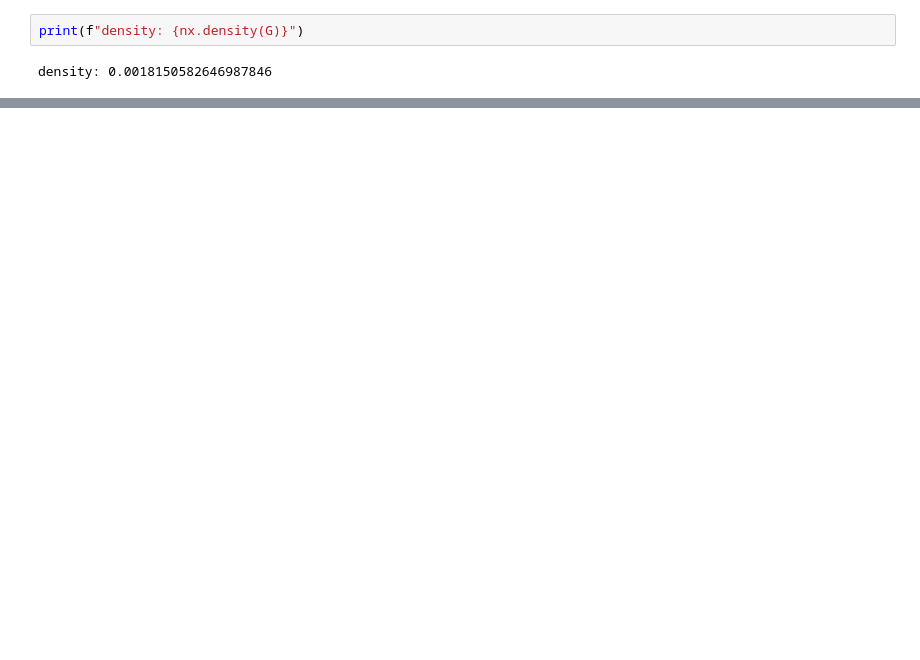
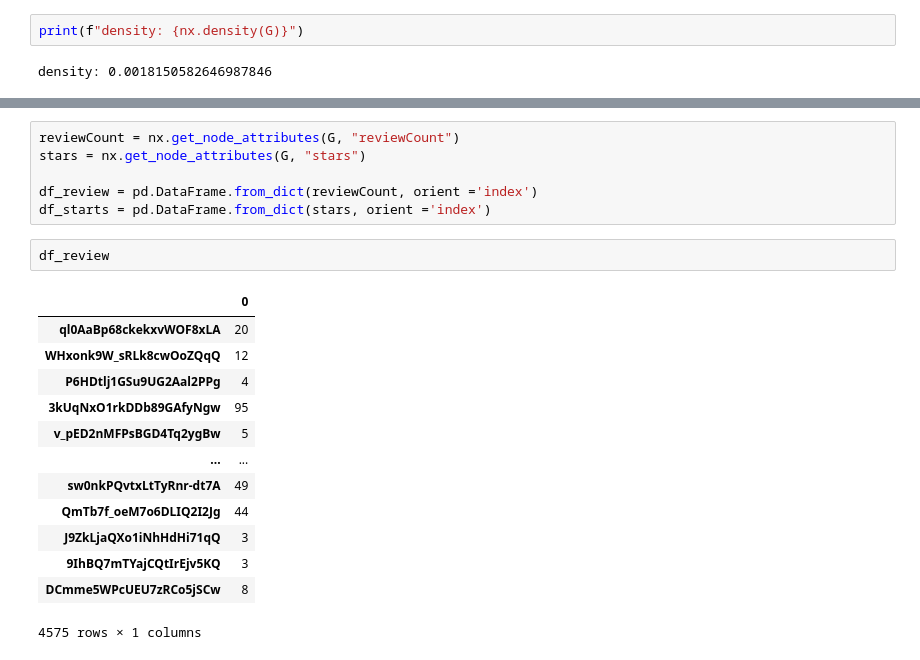
Before and after one commit to rwc2408/CienciadasRedes, a Jupyter notebook: Desafio 01/Desafio01_AnaliseExploratoria.ipynb, the cells around one changed output, grey strips where cells are left out. Drawn from its saved outputs; the diff is of its cells as text; blank space fills up the shorter version.

```diff
--- a/Desafio 01/Desafio01_AnaliseExploratoria.ipynb
+++ b/Desafio 01/Desafio01_AnaliseExploratoria.ipynb
@@ -128,3 +157,25 @@ täkō --------------- Gaucho Parrilla Argentina
+# %%
+reviewCount = nx.get_node_attributes(G, "reviewCount")
+stars = nx.get_node_attributes(G, "stars")
+
+df_review = pd.DataFrame.from_dict(reviewCount, orient ='index')
+df_starts = pd.DataFrame.from_dict(stars, orient ='index')
+# %%
+df_review
+# %% [output]
+|  | 0 |
+| ql0AaBp68ckekxvWOF8xLA | 20 |
+| WHxonk9W_sRLk8cwOoZQqQ | 12 |
+| P6HDtlj1GSu9UG2Aal2PPg | 4 |
+| 3kUqNxO1rkDDb89GAfyNgw | 95 |
+| v_pED2nMFPsBGD4Tq2ygBw | 5 |
+| ... | ... |
+| sw0nkPQvtxLtTyRnr-dt7A | 49 |
+| QmTb7f_oeM7o6DLIQ2I2Jg | 44 |
+| J9ZkLjaQXo1iNhHdHi71qQ | 3 |
+| 9IhBQ7mTYajCQtIrEjv5KQ | 3 |
+| DCmme5WPcUEU7zRCo5jSCw | 8 |
+4575 rows × 1 columns
 # %%
 peso_edge = []
 
```
Also changed, not shown: parts of 23 cells of this notebook.
